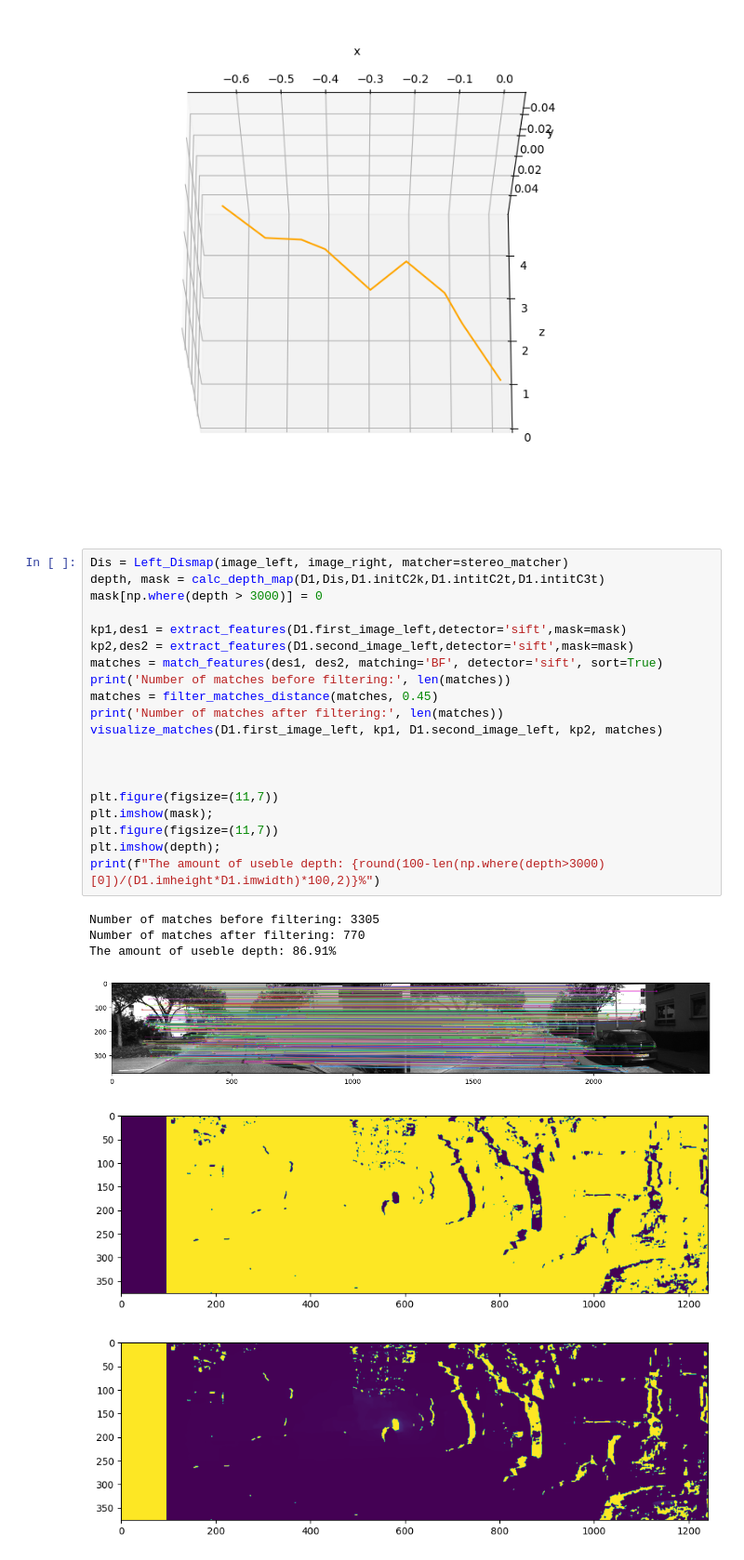
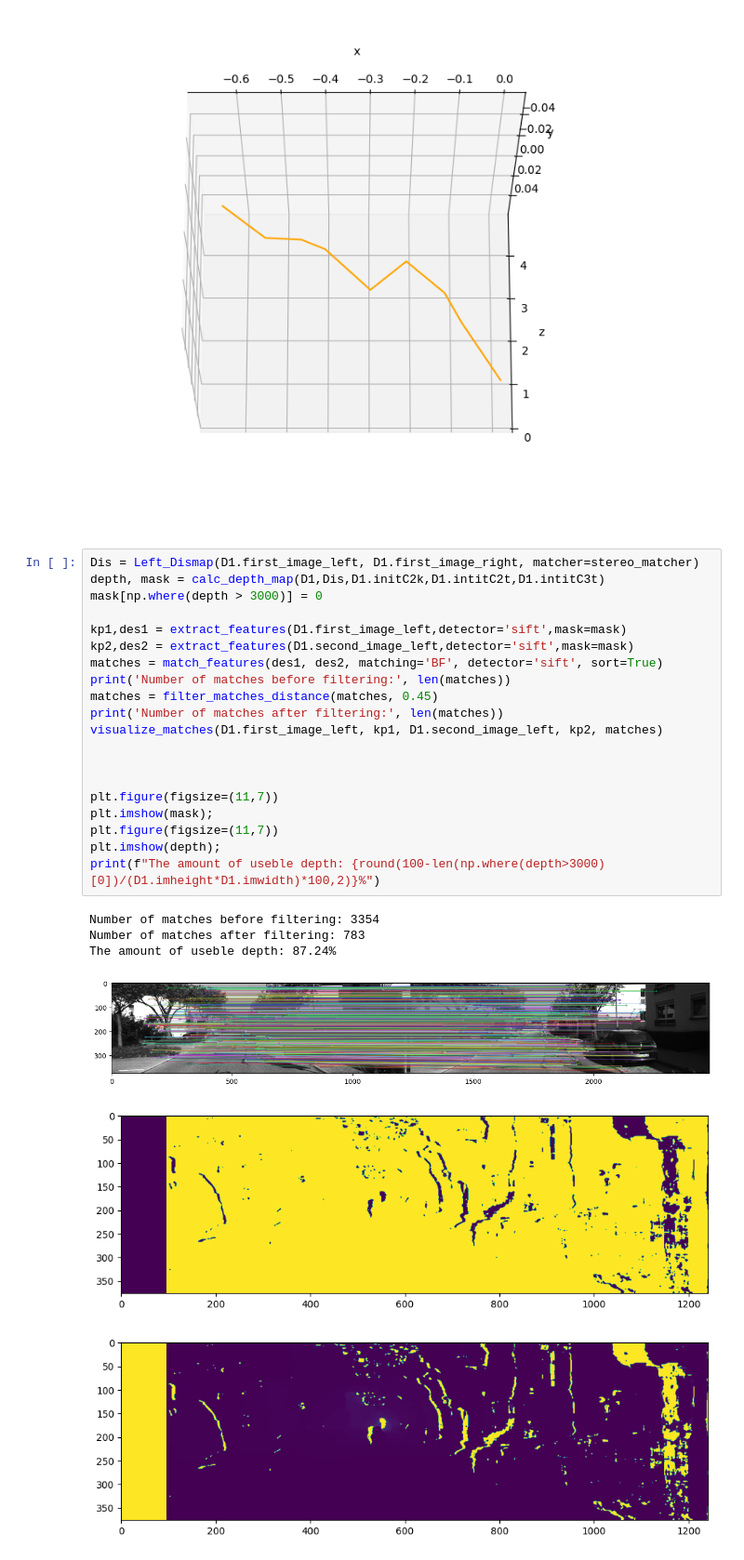
Before and after one commit to Jorin-Post/KITTI_visual_odometry, a Jupyter notebook: KITTI_visual_odometry/Odometry.ipynb, the cells around one changed output. Shown at 93% size. Cells and saved outputs as stored; diff of their text form.

```diff
--- a/KITTI_visual_odometry/Odometry.ipynb
+++ b/KITTI_visual_odometry/Odometry.ipynb
@@ -487,32 +487,32 @@ ax.view_init(elev=-20, azim=270)
 # %% [output]
 [figure]
 # %%
-Dis = Left_Dismap(image_left, image_right, matcher=stereo_matcher)
+Dis = Left_Dismap(D1.first_image_left, D1.first_image_right, matcher=stereo_matcher)
 depth, mask = calc_depth_map(D1,Dis,D1.initC2k,D1.intitC2t,D1.intitC3t)
 mask[np.where(depth > 3000)] = 0
 
 kp1,des1 = extract_features(D1.first_image_left,detector='sift',mask=mask)
 kp2,des2 = extract_features(D1.second_image_left,detector='sift',mask=mask)
 matches = match_features(des1, des2, matching='BF', detector='sift', sort=True)
 print('Number of matches before filtering:', len(matches))
 matches = filter_matches_distance(matches, 0.45)
 print('Number of matches after filtering:', len(matches))
 visualize_matches(D1.first_image_left, kp1, D1.second_image_left, kp2, matches)
 
 
 
 plt.figure(figsize=(11,7))
 plt.imshow(mask);
 plt.figure(figsize=(11,7))
 plt.imshow(depth);
 print(f"The amount of useble depth: {round(100-len(np.where(depth>3000)[0])/(D1.imheight*D1.imwidth)*100,2)}%")
 # %% [output]
-Number of matches before filtering: 3305
-Number of matches after filtering: 770
-The amount of useble depth: 86.91%
+Number of matches before filtering: 3354
+Number of matches after filtering: 783
+The amount of useble depth: 87.24%
-[figure, old version]
+[figure, new version]
-[figure, old version]
+[figure, new version]
-[figure, old version]
+[figure, new version]
 # %%
 tm = 9
 fx = D1.initC2k[0,0]
```
Also changed, not shown: parts of 4 cells of this notebook.
